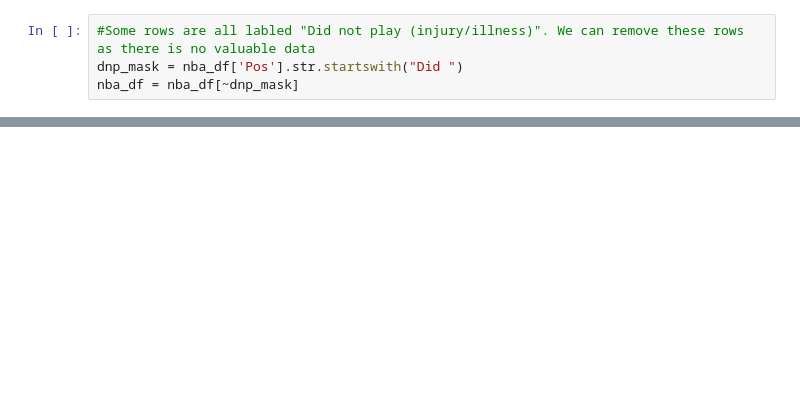
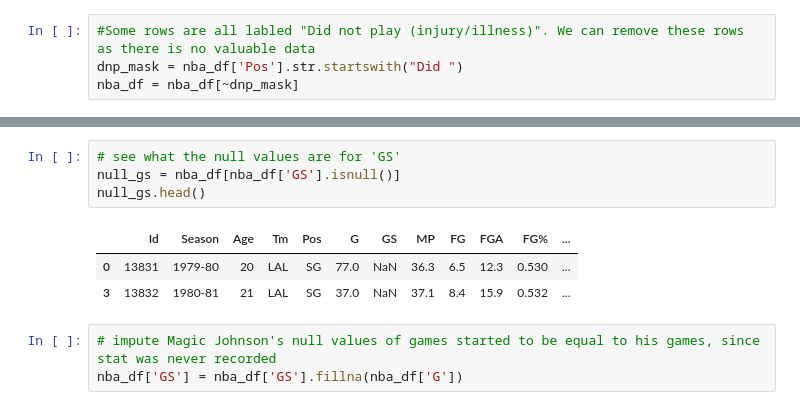
Before and after one commit to GabrielKrishnadasan/COMP352FinalProject, a Jupyter notebook: new_final_proj.ipynb, the cells around one changed output, grey strips where cells are left out. Saved outputs shown, nothing was run; the diff lists cells and outputs as text; blank space fills up the shorter version.

Commit message:
added imputing the GS for magic

```diff
--- a/new_final_proj.ipynb
+++ b/new_final_proj.ipynb
@@ -154,0 +155,11 @@ plt.show()
+# %%
+# see what the null values are for 'GS'
+null_gs = nba_df[nba_df['GS'].isnull()]
+null_gs.head()
+# %% [output]
+|  | Id | Season | Age | Tm | Pos | G | GS | MP | FG | FGA | FG% | ... |
+| 0 | 13831 | 1979-80 | 20 | LAL | SG | 77.0 | NaN | 36.3 | 6.5 | 12.3 | 0.530 | ... |
+| 3 | 13832 | 1980-81 | 21 | LAL | SG | 37.0 | NaN | 37.1 | 8.4 | 15.9 | 0.532 | ... |
+# %%
+# impute Magic Johnson's null values of games started to be equal to his games, since stat was never recorded
+nba_df['GS'] = nba_df['GS'].fillna(nba_df['G'])
```
Also changed, not shown: parts of 2 cells of this notebook.
